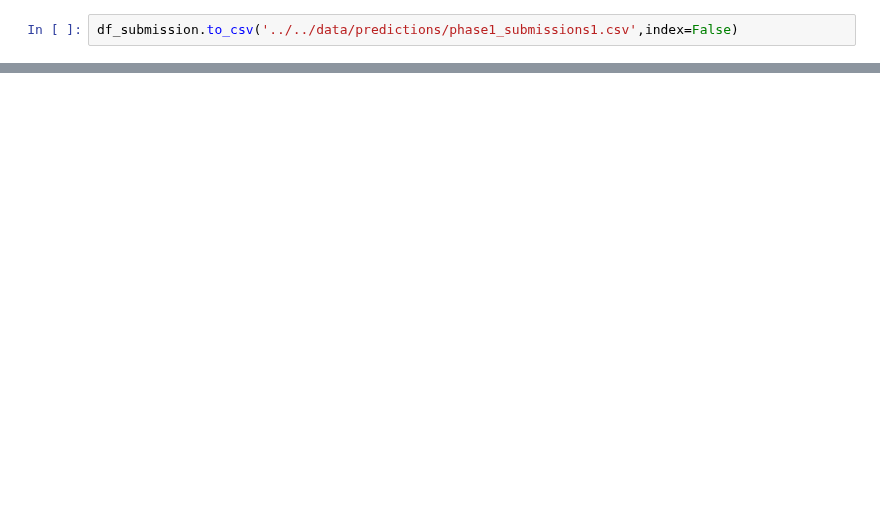
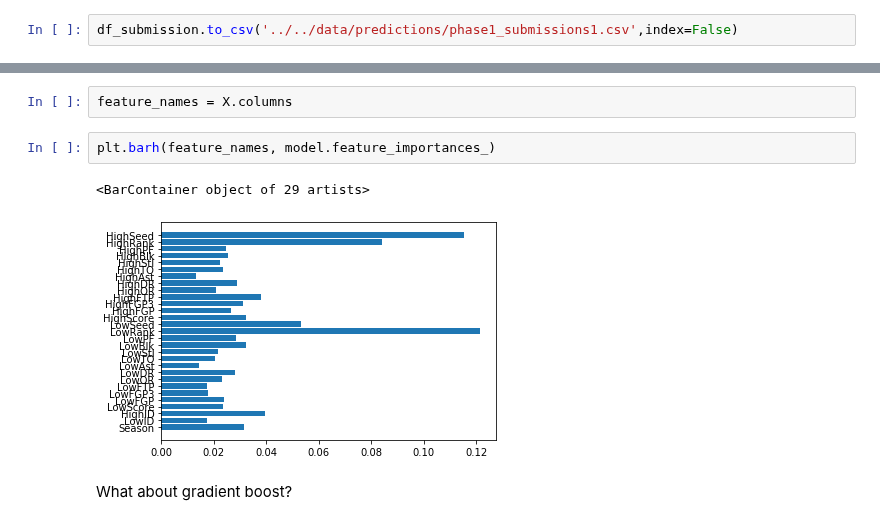
Before and after one commit to sethchart/kaggle-march-machine-learning-mania, a Jupyter notebook: notebooks/exploratory/3.1-theberling-classifier-xgboost.ipynb, the cells around one changed output, grey strips where cells are left out. Saved outputs shown, nothing was run; the diff lists cells and outputs as text; blank space fills up the shorter version.

Commit message:
Updated README and added feature importance visualiztion to 3.1-theberling-classifier-xgboost.ipynb

```diff
--- a/notebooks/exploratory/3.1-theberling-classifier-xgboost.ipynb
+++ b/notebooks/exploratory/3.1-theberling-classifier-xgboost.ipynb
@@ -254,0 +271,9 @@ df_submission.to_csv('../../data/predictions/phase1_submissions1.csv',index=Fals
+# %%
+feature_names = X.columns
+# %%
+plt.barh(feature_names, model.feature_importances_)
+# %% [output]
+<BarContainer object of 29 artists>
+[figure, added]
+# %% [markdown]
+What about gradient boost?
```
Also changed, not shown: parts of 11 cells of this notebook, 2 other files.
